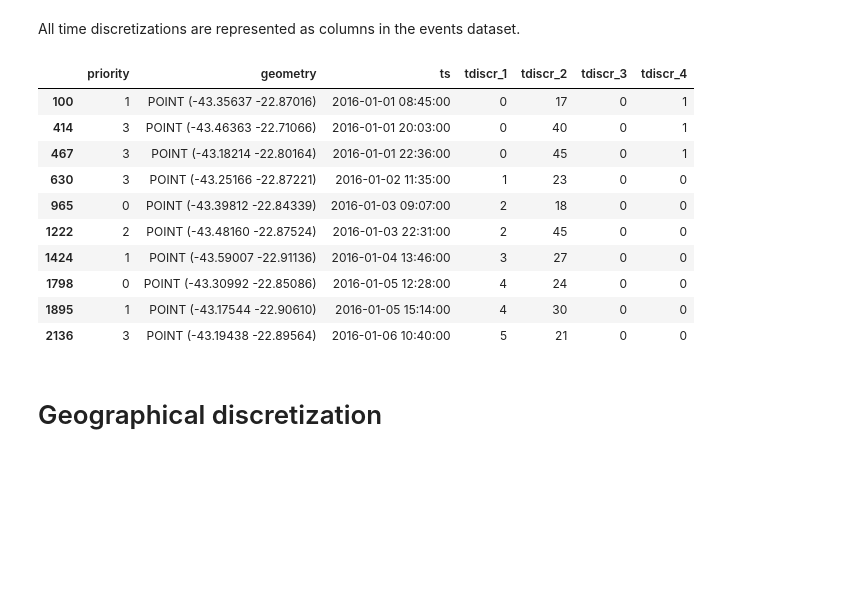
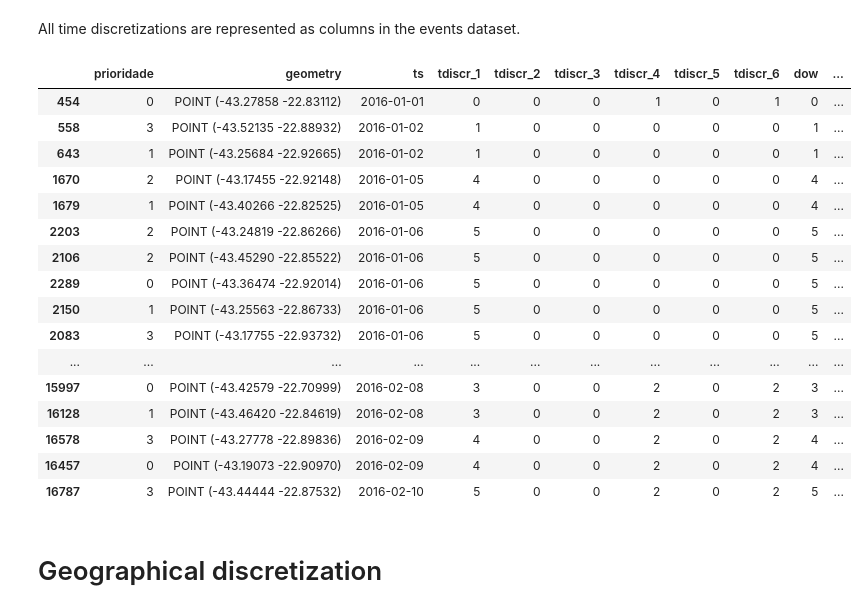
Before and after one commit to vguigues/LASPATED, a Jupyter notebook: Discretization/usage_example.ipynb, the cells around one changed output. Saved outputs shown, nothing was run; the diff lists cells and outputs as text; code cells hidden in the pictures; blank space fills up the shorter version.

```diff
--- a/Discretization/usage_example.ipynb
+++ b/Discretization/usage_example.ipynb
@@ -28,6 +28,7 @@ app.max_borders.plot()
 # Events data
 # %%
 # events data
-events = pd.read_csv(r'../data/emergency_calls_rio_de_janeiro.csv')
+events = pd.read_csv(r'../Data/emergency_calls_rio_de_janeiro.csv', encoding = "ISO-8859-1", sep=",")
+print(type(events))
 events.head(10)
 # %% [output]
@@ -45,5 +47,6 @@ events.head(10)
 # %%
-app.add_events_data(events.sample(1000), datetime_col='date', lat_col='latitude', lon_col='longitude', feature_cols=['priority'])
+app.add_events_data(events.sample(1000), datetime_col='data', lat_col='lat', lon_col="long", feature_cols=['prioridade'],
+        datetime_format="%m/%d/%y")
 # %%
 fig, ax = plt.subplots()
 app.max_borders.plot(ax=ax)
@@ -72,7 +76,7 @@ plt.show()
 ## Basic Seasonality
 # %%
 # 7 days in a week
-app.add_time_discretization('D', 1, 7)
+app.add_time_discretization('D', 1, 7, column_name="dow")
 
 # 48 30-minute slots in a day
 app.add_time_discretization('m', 30, 60*24)
@@ -100,19 +104,25 @@ app.add_time_discretization(time_disc_df)
 # %% [markdown]
 All time discretizations are represented as columns in the events dataset.
 # %%
-app.events_data.head(10)
+app.events_data.head(60)
 # %% [output]
-|  | priority | geometry | ts | tdiscr_1 | tdiscr_2 | tdiscr_3 | tdiscr_4 |
-| 100 | 1 | POINT (-43.35637 -22.87016) | 2016-01-01 08:45:00 | 0 | 17 | 0 | 1 |
-| 414 | 3 | POINT (-43.46363 -22.71066) | 2016-01-01 20:03:00 | 0 | 40 | 0 | 1 |
-| 467 | 3 | POINT (-43.18214 -22.80164) | 2016-01-01 22:36:00 | 0 | 45 | 0 | 1 |
-| 630 | 3 | POINT (-43.25166 -22.87221) | 2016-01-02 11:35:00 | 1 | 23 | 0 | 0 |
-| 965 | 0 | POINT (-43.39812 -22.84339) | 2016-01-03 09:07:00 | 2 | 18 | 0 | 0 |
-| 1222 | 2 | POINT (-43.48160 -22.87524) | 2016-01-03 22:31:00 | 2 | 45 | 0 | 0 |
-| 1424 | 1 | POINT (-43.59007 -22.91136) | 2016-01-04 13:46:00 | 3 | 27 | 0 | 0 |
-| 1798 | 0 | POINT (-43.30992 -22.85086) | 2016-01-05 12:28:00 | 4 | 24 | 0 | 0 |
-| 1895 | 1 | POINT (-43.17544 -22.90610) | 2016-01-05 15:14:00 | 4 | 30 | 0 | 0 |
-| 2136 | 3 | POINT (-43.19438 -22.89564) | 2016-01-06 10:40:00 | 5 | 21 | 0 | 0 |
+|  | prioridade | geometry | ts | tdiscr_1 | tdiscr_2 | tdiscr_3 | tdiscr_4 | tdiscr_5 | tdiscr_6 | dow | ... |
+| 454 | 0 | POINT (-43.27858 -22.83112) | 2016-01-01 | 0 | 0 | 0 | 1 | 0 | 1 | 0 | ... |
+| 558 | 3 | POINT (-43.52135 -22.88932) | 2016-01-02 | 1 | 0 | 0 | 0 | 0 | 0 | 1 | ... |
+| 643 | 1 | POINT (-43.25684 -22.92665) | 2016-01-02 | 1 | 0 | 0 | 0 | 0 | 0 | 1 | ... |
+| 1670 | 2 | POINT (-43.17455 -22.92148) | 2016-01-05 | 4 | 0 | 0 | 0 | 0 | 0 | 4 | ... |
+| 1679 | 1 | POINT (-43.40266 -22.82525) | 2016-01-05 | 4 | 0 | 0 | 0 | 0 | 0 | 4 | ... |
+| 2203 | 2 | POINT (-43.24819 -22.86266) | 2016-01-06 | 5 | 0 | 0 | 0 | 0 | 0 | 5 | ... |
+| 2106 | 2 | POINT (-43.45290 -22.85522) | 2016-01-06 | 5 | 0 | 0 | 0 | 0 | 0 | 5 | ... |
+| 2289 | 0 | POINT (-43.36474 -22.92014) | 2016-01-06 | 5 | 0 | 0 | 0 | 0 | 0 | 5 | ... |
+| 2150 | 1 | POINT (-43.25563 -22.86733) | 2016-01-06 | 5 | 0 | 0 | 0 | 0 | 0 | 5 | ... |
+| 2083 | 3 | POINT (-43.17755 -22.93732) | 2016-01-06 | 5 | 0 | 0 | 0 | 0 | 0 | 5 | ... |
+| ... | ... | ... | ... | ... | ... | ... | ... | ... | ... | ... | ... |
+| 15997 | 0 | POINT (-43.42579 -22.70999) | 2016-02-08 | 3 | 0 | 0 | 2 | 0 | 2 | 3 | ... |
+| 16128 | 1 | POINT (-43.46420 -22.84619) | 2016-02-08 | 3 | 0 | 0 | 2 | 0 | 2 | 3 | ... |
+| 16578 | 3 | POINT (-43.27778 -22.89836) | 2016-02-09 | 4 | 0 | 0 | 2 | 0 | 2 | 4 | ... |
+| 16457 | 0 | POINT (-43.19073 -22.90970) | 2016-02-09 | 4 | 0 | 0 | 2 | 0 | 2 | 4 | ... |
+| 16787 | 3 | POINT (-43.44444 -22.87532) | 2016-02-10 | 5 | 0 | 0 | 2 | 0 | 2 | 5 | ... |
 # %% [markdown]
 # Geographical discretization
 # %% [markdown]
```
Also changed, not shown: parts of 20 cells of this notebook, 56 other files.
